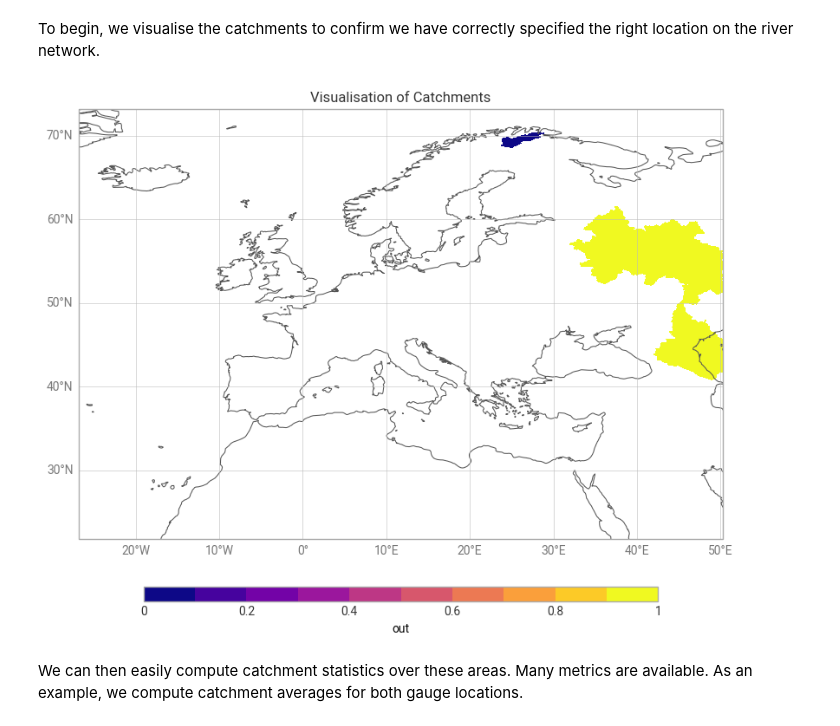
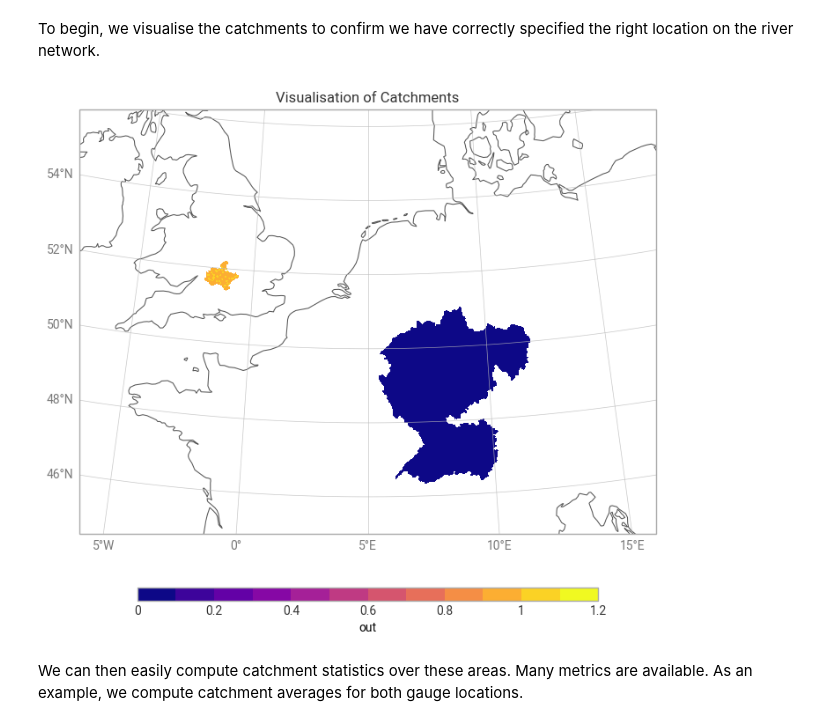
Before and after one commit to ecmwf-training/2026-earthkit-training, a Jupyter notebook: content/earthkit-hydro/ekh-3-catchment-statistics.ipynb, the cells around one changed output. Saved outputs shown, nothing was run; the diff lists cells and outputs as text; code cells hidden in the pictures.

```diff
--- a/content/earthkit-hydro/ekh-3-catchment-statistics.ipynb
+++ b/content/earthkit-hydro/ekh-3-catchment-statistics.ipynb
@@ -26,23 +26,23 @@ In earthkit-hydro, catchments are specified by specifying the location of the mo
 As an example, we specify two disjoint catchments in this notebook.
 # %%
 locations={
-    "gauge_1": (70.475, 28.32),
-    "gauge_2": (42.225, 50.24)
+    "Reading": (50.736364, 7.10807),
+    "Bonn": (51.461325, -0.967884)
 }
 # %% [markdown]
 To begin, we visualise the catchments to confirm we have correctly specified the right location on the river network.
 # %%
 find_catchments = ekh.catchments.find(network, locations)
 
-chart = ekp.Map()
+chart = ekp.Map(domain=[-6, 16, 45, 56])
 chart.quickplot(find_catchments)
 chart.legend(label="{variable_name}")
 chart.title("Visualisation of Catchments")
 chart.coastlines()
 chart.gridlines()
 chart.show()
 # %% [output]
-[figure, old version]
+[figure, new version]
 # %% [markdown]
 We can then easily compute catchment statistics over these areas. Many metrics are available. As an example, we compute catchment averages for both gauge locations.
 # %%
```
Also changed, not shown: parts of 2 cells of this notebook, 5 other files.
